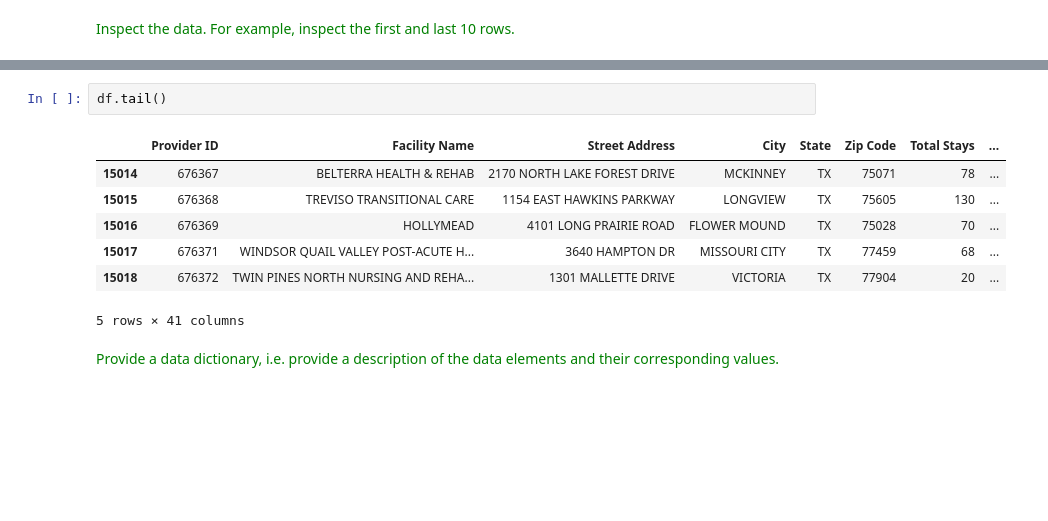
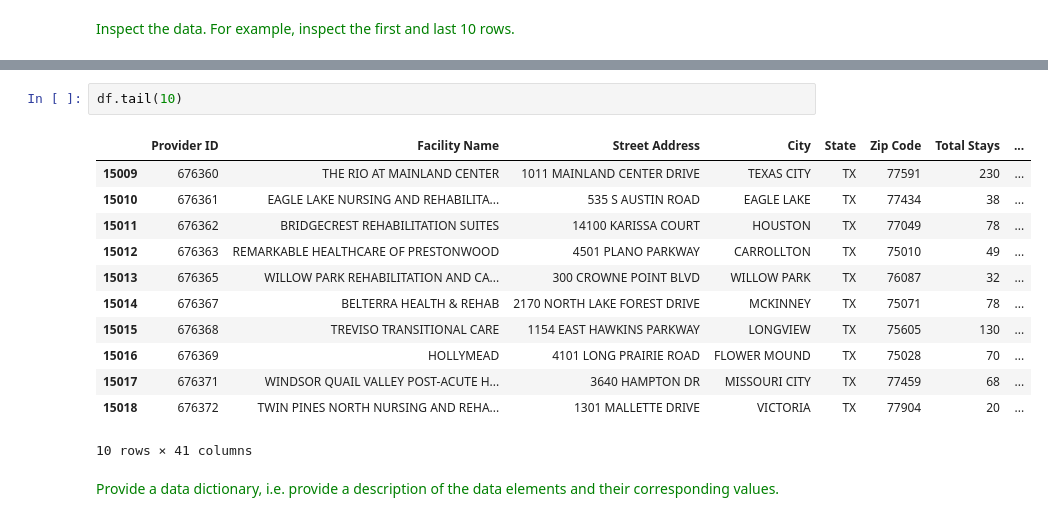
Before and after one commit to ashley-wenger/MSDS430_fall2019, a Jupyter notebook: Milestone_1_Medicare_Facilities_v1.ipynb, the cells around one changed output, grey strips where cells are left out. Drawn from its saved outputs; the diff is of its cells as text; blank space fills up the shorter version.

```diff
--- a/Milestone_1_Medicare_Facilities_v1.ipynb
+++ b/Milestone_1_Medicare_Facilities_v1.ipynb
@@ -47,12 +53,17 @@ df.head()
 # %%
-df.tail()
+df.tail(10)
 # %% [output]
 |  | Provider ID | Facility Name | Street Address | City | State | Zip Code | Total Stays | ... |
+| 15009 | 676360 | THE RIO AT MAINLAND CENTER | 1011 MAINLAND CENTER DRIVE | TEXAS CITY | TX | 77591 | 230 | ... |
+| 15010 | 676361 | EAGLE LAKE NURSING AND REHABILITA... | 535 S AUSTIN ROAD | EAGLE LAKE | TX | 77434 | 38 | ... |
+| 15011 | 676362 | BRIDGECREST REHABILITATION SUITES | 14100 KARISSA COURT | HOUSTON | TX | 77049 | 78 | ... |
+| 15012 | 676363 | REMARKABLE HEALTHCARE OF PRESTONWOOD | 4501 PLANO PARKWAY | CARROLLTON | TX | 75010 | 49 | ... |
+| 15013 | 676365 | WILLOW PARK REHABILITATION AND CA... | 300 CROWNE POINT BLVD | WILLOW PARK | TX | 76087 | 32 | ... |
 | 15014 | 676367 | BELTERRA HEALTH & REHAB | 2170 NORTH LAKE FOREST DRIVE | MCKINNEY | TX | 75071 | 78 | ... |
 | 15015 | 676368 | TREVISO TRANSITIONAL CARE | 1154 EAST HAWKINS PARKWAY | LONGVIEW | TX | 75605 | 130 | ... |
 | 15016 | 676369 | HOLLYMEAD | 4101 LONG PRAIRIE ROAD | FLOWER MOUND | TX | 75028 | 70 | ... |
 | 15017 | 676371 | WINDSOR QUAIL VALLEY POST-ACUTE H... | 3640 HAMPTON DR | MISSOURI CITY | TX | 77459 | 68 | ... |
 | 15018 | 676372 | TWIN PINES NORTH NURSING AND REHA... | 1301 MALLETTE DRIVE | VICTORIA | TX | 77904 | 20 | ... |
-5 rows × 41 columns
+10 rows × 41 columns
 # %% [markdown]
 <font color=green>Provide a data dictionary, i.e. provide a description of the data elements and their corresponding values.</font>
```
Also changed, not shown: parts of 6 cells of this notebook.
